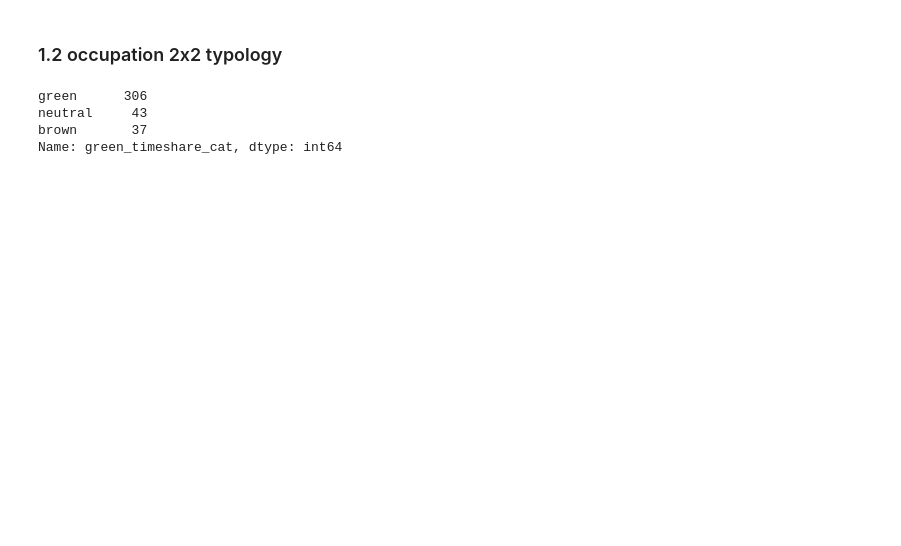
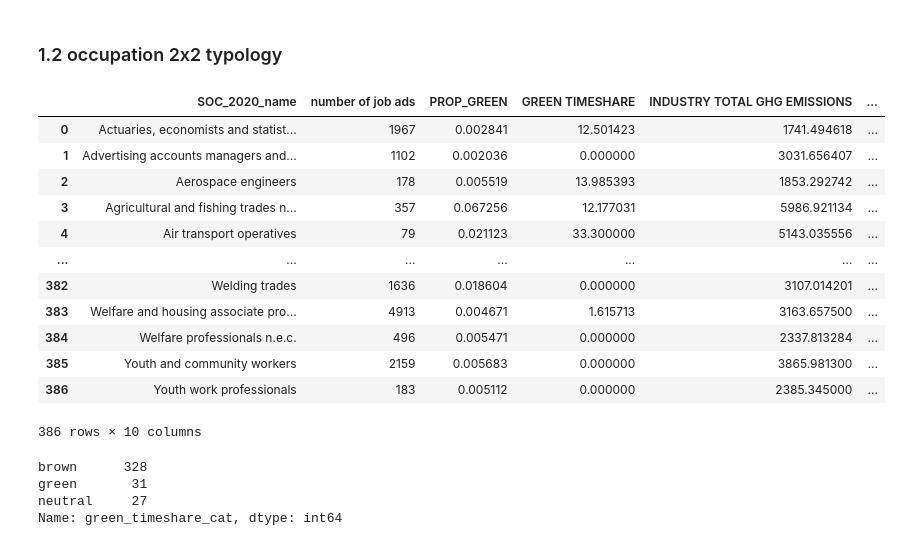
Before and after one commit to nestauk/dap_prinz_green_jobs, a Jupyter notebook: dap_prinz_green_jobs/notebooks/2x2_typologies.ipynb, the cells around one changed output. Saved outputs shown, nothing was run; the diff lists cells and outputs as text; code cells hidden in the pictures; blank space fills up the shorter version.

```diff
--- a/dap_prinz_green_jobs/notebooks/2x2_typologies.ipynb
+++ b/dap_prinz_green_jobs/notebooks/2x2_typologies.ipynb
@@ -208,29 +226,49 @@ measures_by_occ_df = (all_green_measures_df_soc
                       .agg({'job_id': 'count',
                             'PROP_GREEN': 'mean',
                             'GREEN TIMESHARE': 'mean',
-                            'INDUSTRY TOTAL GHG EMISSIONS': 'mean'}))
+                            'INDUSTRY TOTAL GHG EMISSIONS': 'mean',
+                            'INDUSTRY GHG PER UNIT EMISSIONS': 'mean',
+                            'INDUSTRY PROP HOURS GREEN TASKS': 'mean',
+                            'INDUSTRY GHG EMISSIONS PER EMPLOYEE': 'mean',
+                            'INDUSTRY CARBON DIOXIDE EMISSIONS PER EMPLOYEE': 'mean'}))
 
 measures_by_occ_df.reset_index(inplace=True)
-measures_by_occ_df.rename(columns={'job_id': 'count'}, inplace=True)
+measures_by_occ_df.rename(columns={'job_id': 'number of job ads'}, inplace=True)
 
-measures_by_occ_df = measures_by_occ_df.query('count >= 50').reset_index(drop=True)
+measures_by_occ_df = measures_by_occ_df[measures_by_occ_df['number of job ads'] >= 50].reset_index(drop=True)
+# %%
+measures_by_occ_df
+# %% [output]
+|  | SOC_2020_name | number of job ads | PROP_GREEN | GREEN TIMESHARE | INDUSTRY TOTAL GHG EMISSIONS | ... |
+| 0 | Actuaries, economists and statist... | 1967 | 0.002841 | 12.501423 | 1741.494618 | ... |
+| 1 | Advertising accounts managers and... | 1102 | 0.002036 | 0.000000 | 3031.656407 | ... |
+| 2 | Aerospace engineers | 178 | 0.005519 | 13.985393 | 1853.292742 | ... |
+| 3 | Agricultural and fishing trades n... | 357 | 0.067256 | 12.177031 | 5986.921134 | ... |
+| 4 | Air transport operatives | 79 | 0.021123 | 33.300000 | 5143.035556 | ... |
+| ... | ... | ... | ... | ... | ... | ... |
+| 382 | Welding trades | 1636 | 0.018604 | 0.000000 | 3107.014201 | ... |
+| 383 | Welfare and housing associate pro... | 4913 | 0.004671 | 1.615713 | 3163.657500 | ... |
+| 384 | Welfare professionals n.e.c. | 496 | 0.005471 | 0.000000 | 2337.813284 | ... |
+| 385 | Youth and community workers | 2159 | 0.005683 | 0.000000 | 3865.981300 | ... |
+| 386 | Youth work professionals | 183 | 0.005112 | 0.000000 | 2385.345000 | ... |
+386 rows × 10 columns
 # %%
 mean_value = measures_by_occ_df['GREEN TIMESHARE'].mean()
 std_dev = measures_by_occ_df['GREEN TIMESHARE'].std()
 
 # Define the bin edges based on standard deviations
-bins = [float('-inf'), mean_value - mean_value + std_dev, mean_value + mean_value + std_dev, float('inf')]
+bins = [float('-inf'), mean_value + (std_dev), mean_value + (2*std_dev), float('inf')]
 
 # Define labels for the categories
-labels = ['green', 'neutral', 'brown']
+labels = ['brown', 'neutral','green']
 
 # Create a new categorical column based on standard deviations
 measures_by_occ_df['green_timeshare_cat'] = pd.cut(measures_by_occ_df['GREEN TIMESHARE'], bins=bins, labels=labels, include_lowest=True)
 
 measures_by_occ_df['green_timeshare_cat'].value_counts()
 # %% [output]
-green      306
-neutral     43
-brown       37
+brown      328
+green       31
+neutral     27
 Name: green_timeshare_cat, dtype: int64
 # %%
```
Also changed, not shown: parts of 11 cells of this notebook.
